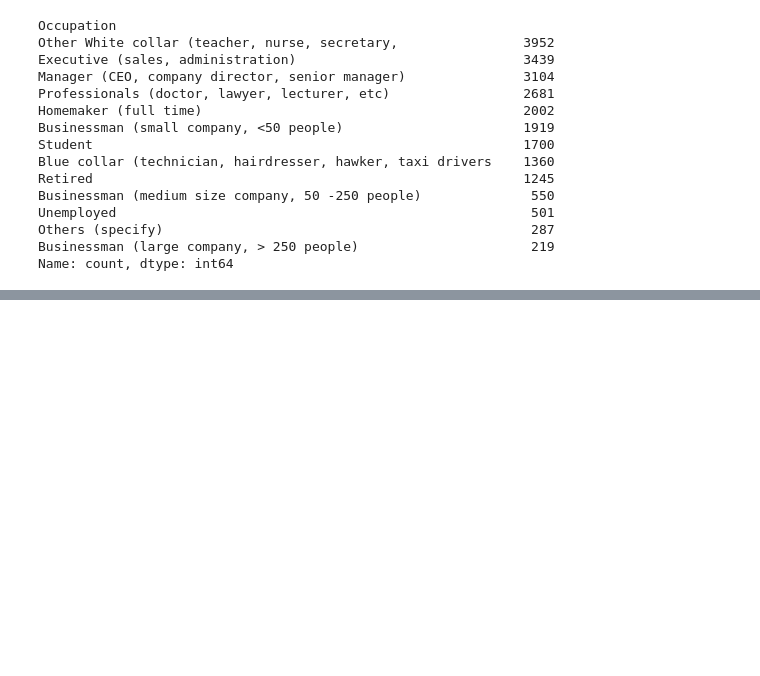
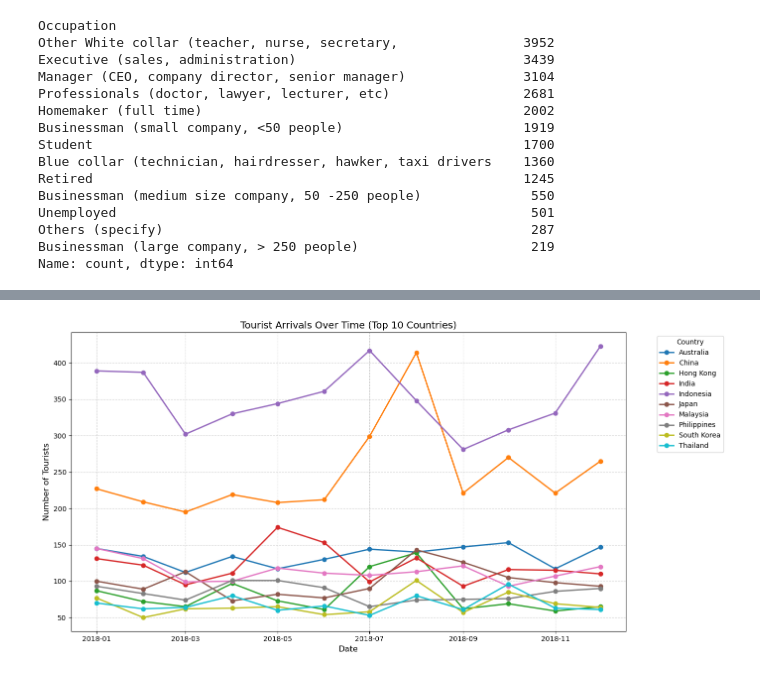
Before and after one commit to alvinhh01/Tourism, a Jupyter notebook: Datafile.ipynb, the cells around one changed output, grey strips where cells are left out. Cells and saved outputs as stored; diff of their text form; code cells hidden in the pictures; blank space fills up the shorter version.

```diff
--- a/Datafile.ipynb
+++ b/Datafile.ipynb
@@ -710,0 +778,27 @@ SyntaxError: invalid syntax (2373907948.py, line 1)
+# %%
+import matplotlib.pyplot as plt
+import pandas as pd
+
+# Get top 10 countries
+top_countries = df_cleaned['Country of Residence'].value_counts().head(10).index
+
+# Filter data to include only top 10 countries
+df_top = df_cleaned[df_cleaned['Country of Residence'].isin(top_countries)]
+
+# Group by date and country, then count tourists
+country_trends = df_top.groupby(['date', 'Country of Residence']).size().unstack()
+
+# Plot
+plt.figure(figsize=(14, 7))
+for country in country_trends.columns:
+    plt.plot(country_trends.index, country_trends[country], marker='o', label=country, linewidth=2)
+
+plt.title('Tourist Arrivals Over Time (Top 10 Countries)', fontsize=14)
+plt.xlabel('Date', fontsize=12)
+plt.ylabel('Number of Tourists', fontsize=12)
+plt.legend(title='Country', bbox_to_anchor=(1.05, 1), loc='upper left')
+plt.grid(True, linestyle='--', alpha=0.6)
+plt.tight_layout()
+plt.show()
+# %% [output]
+[figure, added]
```
Also changed, not shown: parts of 61 cells of this notebook.
